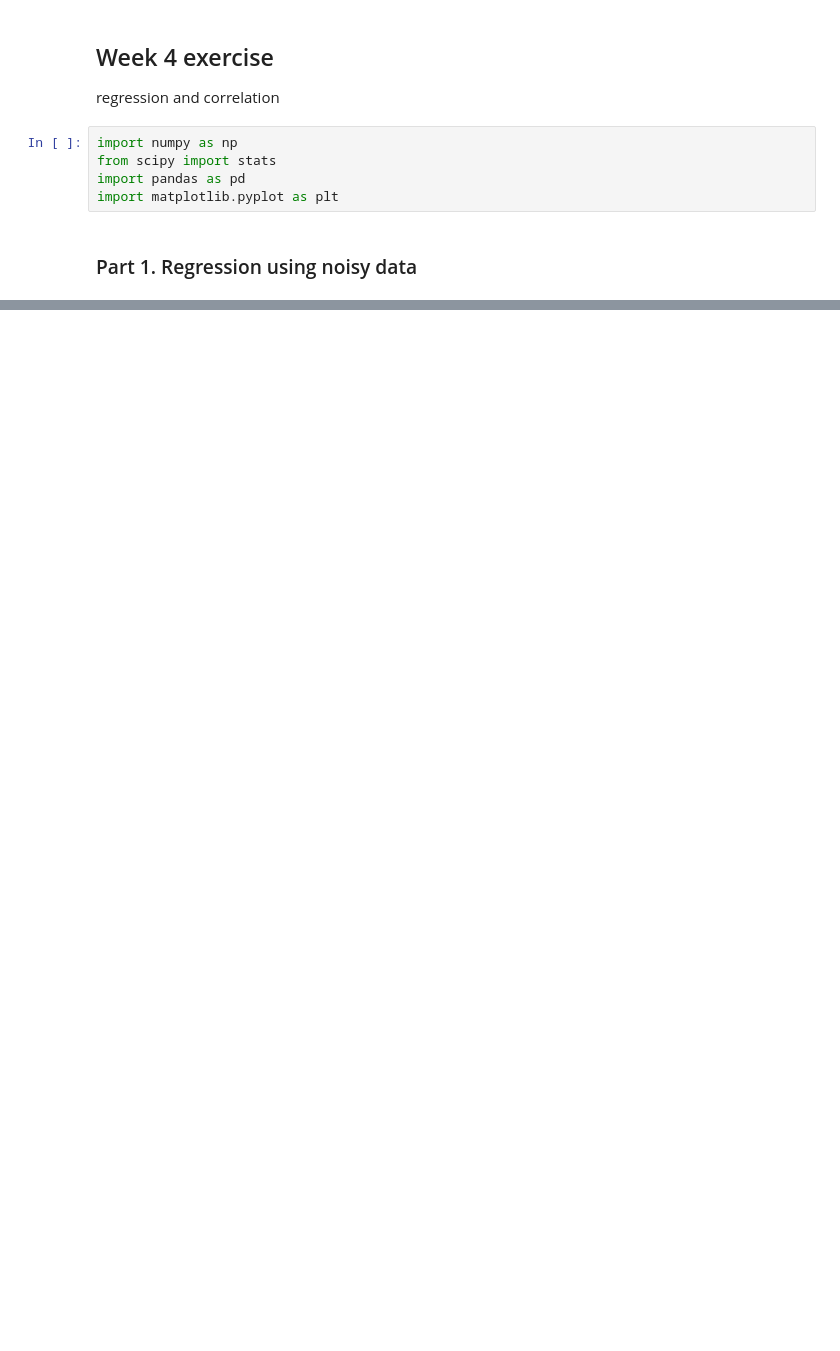
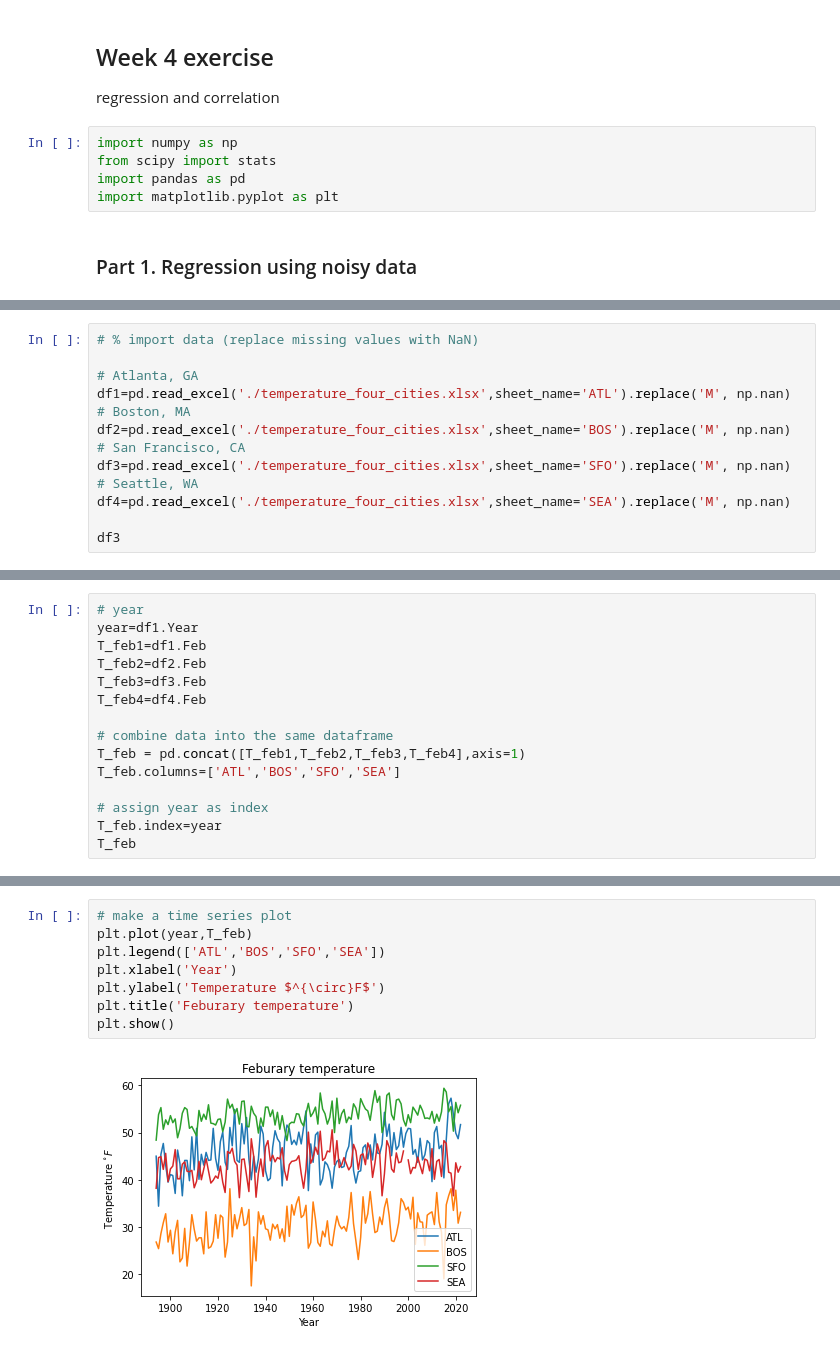
Before and after one commit to pengfeiliu371/EAS2655_S2023, a Jupyter notebook: python/Week4_exercise.ipynb, the cells around one changed output, grey strips where cells are left out. Saved outputs shown, nothing was run; the diff lists cells and outputs as text; blank space fills up the shorter version.

```diff
--- a/python/Week4_exercise.ipynb
+++ b/python/Week4_exercise.ipynb
@@ -52,0 +221,13 @@ plt.show()
+# %%
+# % import data (replace missing values with NaN)
+
+# Atlanta, GA
+df1=pd.read_excel('./temperature_four_cities.xlsx',sheet_name='ATL').replace('M', np.nan)
+# Boston, MA
+df2=pd.read_excel('./temperature_four_cities.xlsx',sheet_name='BOS').replace('M', np.nan)
+# San Francisco, CA
+df3=pd.read_excel('./temperature_four_cities.xlsx',sheet_name='SFO').replace('M', np.nan)
+# Seattle, WA
+df4=pd.read_excel('./temperature_four_cities.xlsx',sheet_name='SEA').replace('M', np.nan)
+
+df3
@@ -52,0 +248,15 @@ plt.show()
+# %%
+# year
+year=df1.Year
+T_feb1=df1.Feb
+T_feb2=df2.Feb
+T_feb3=df3.Feb
+T_feb4=df4.Feb
+
+# combine data into the same dataframe
+T_feb = pd.concat([T_feb1,T_feb2,T_feb3,T_feb4],axis=1)
+T_feb.columns=['ATL','BOS','SFO','SEA']
+
+# assign year as index
+T_feb.index=year
+T_feb
@@ -59,0 +284,10 @@ plt.show()
+# %%
+# make a time series plot
+plt.plot(year,T_feb)
+plt.legend(['ATL','BOS','SFO','SEA'])
+plt.xlabel('Year')
+plt.ylabel('Temperature $^{\circ}F$')
+plt.title('Feburary temperature')
+plt.show()
+# %% [output]
+[figure, added]
```
Also changed, not shown: parts of 16 cells of this notebook, 12 other files.
